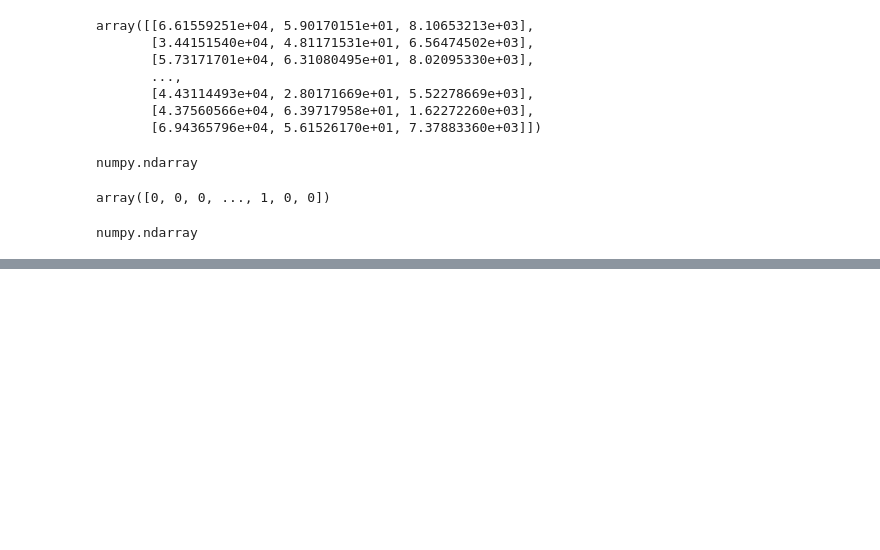
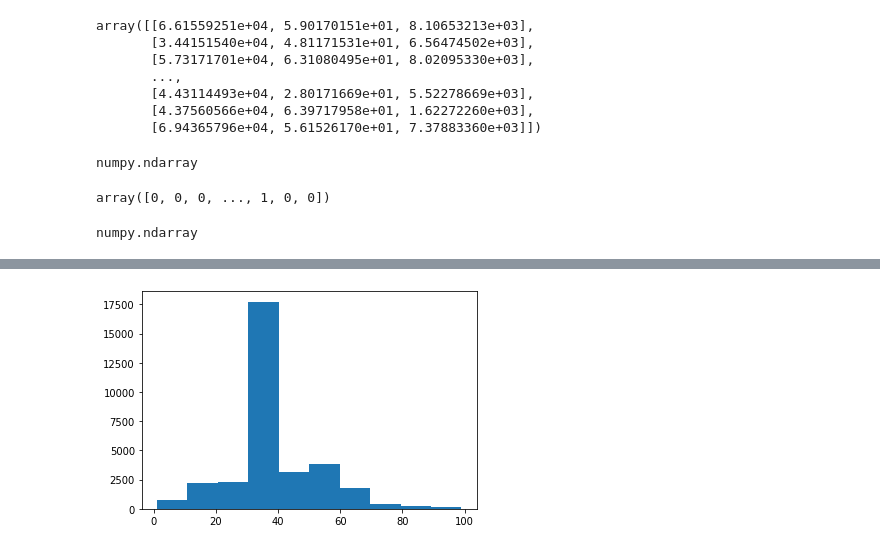
Before and after one commit to LeandroMartins0/base_credit_python, a Jupyter notebook: Base_Credit.ipynb, the cells around one changed output, grey strips where cells are left out. Saved outputs shown, nothing was run; the diff lists cells and outputs as text; code cells hidden in the pictures; blank space fills up the shorter version.

```diff
--- a/Base_Credit.ipynb
+++ b/Base_Credit.ipynb
@@ -212,0 +286,4 @@ numpy.ndarray
+# %%
+plt.hist(x = base_census['hour-per-week']);
+# %% [output]
+[figure, added]
```
Also changed, not shown: parts of 22 cells of this notebook.
